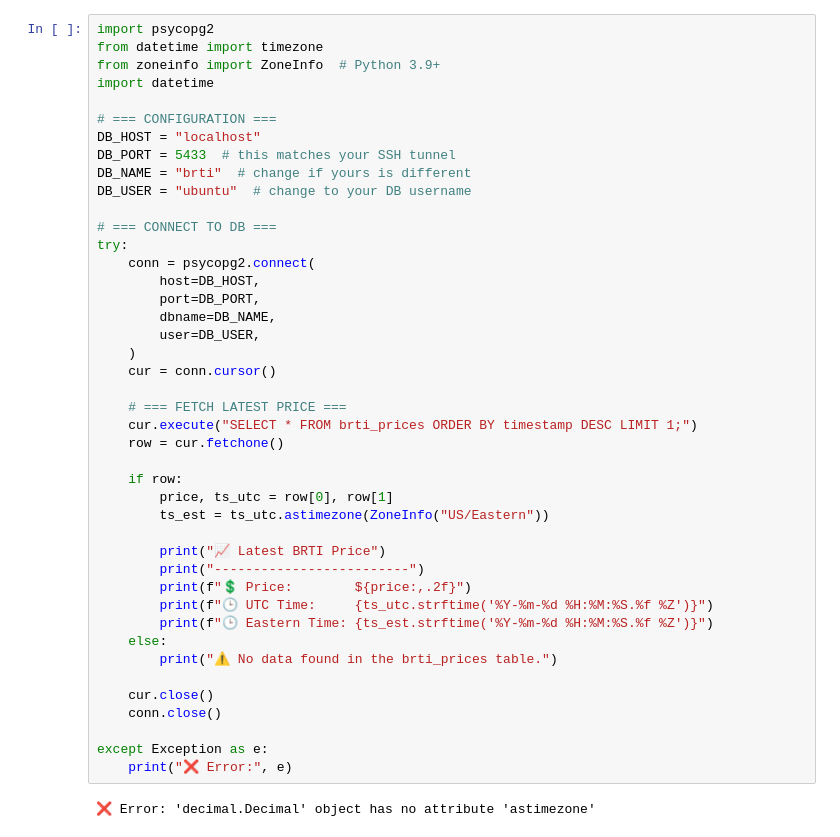
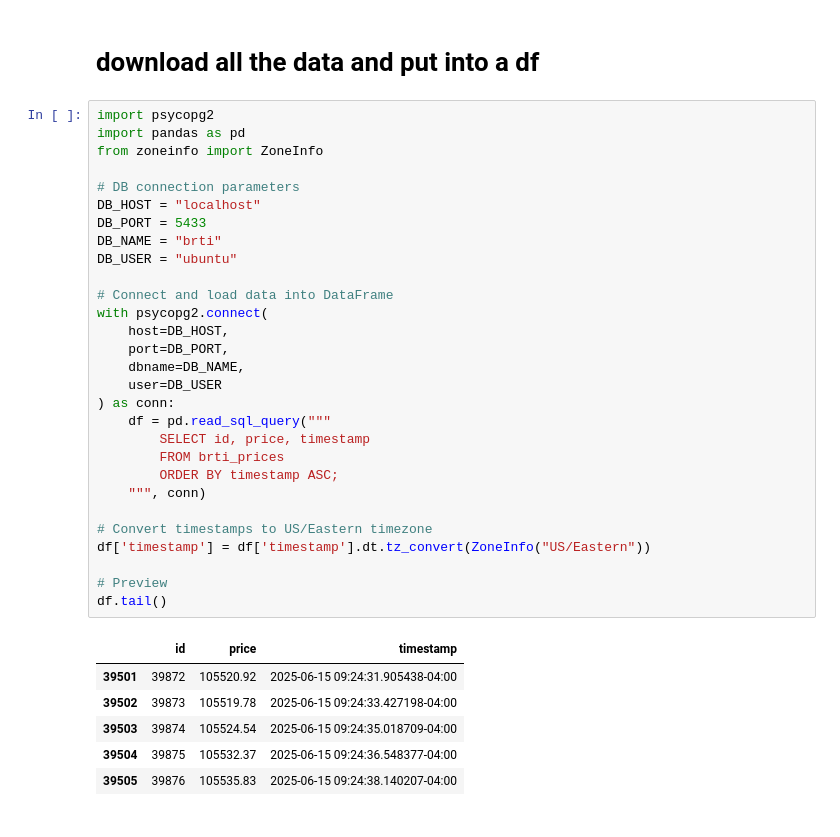
Before and after one commit to chrispyroberts/prediction-markets, a Jupyter notebook: crypto/brti_aws_database_reading/analysis.ipynb, the cells around one changed output. Drawn from its saved outputs; the diff is of its cells as text.

```diff
--- a/crypto/brti_aws_database_reading/analysis.ipynb
+++ b/crypto/brti_aws_database_reading/analysis.ipynb
@@ -16,45 +23,38 @@ print(cur.fetchone()[0])
+# %% [markdown]
+# download all the data and put into a df
 # %%
 import psycopg2
-from datetime import timezone
-from zoneinfo import ZoneInfo  # Python 3.9+
-import datetime
+import pandas as pd
+from zoneinfo import ZoneInfo
 
-# === CONFIGURATION ===
+# DB connection parameters
 DB_HOST = "localhost"
-DB_PORT = 5433  # this matches your SSH tunnel
-DB_NAME = "brti"  # change if yours is different
-DB_USER = "ubuntu"  # change to your DB username
+DB_PORT = 5433
+DB_NAME = "brti"
+DB_USER = "ubuntu"
 
-# === CONNECT TO DB ===
-try:
-    conn = psycopg2.connect(
-        host=DB_HOST,
-        port=DB_PORT,
-        dbname=DB_NAME,
-        user=DB_USER,
-    )
-    cur = conn.cursor()
+# Connect and load data into DataFrame
+with psycopg2.connect(
+    host=DB_HOST,
+    port=DB_PORT,
+    dbname=DB_NAME,
+    user=DB_USER
+) as conn:
+    df = pd.read_sql_query("""
+        SELECT id, price, timestamp
+        FROM brti_prices
+        ORDER BY timestamp ASC;
+    """, conn)
 
-    # === FETCH LATEST PRICE ===
-    cur.execute("SELECT * FROM brti_prices ORDER BY timestamp DESC LIMIT 1;")
-    row = cur.fetchone()
+# Convert timestamps to US/Eastern timezone
+df['timestamp'] = df['timestamp'].dt.tz_convert(ZoneInfo("US/Eastern"))
 
-    if row:
-        price, ts_utc = row[0], row[1]
-        ts_est = ts_utc.astimezone(ZoneInfo("US/Eastern"))
-
-        print("📈 Latest BRTI Price")
-        print("-------------------------")
-        print(f"💲 Price:        ${price:,.2f}")
-        print(f"🕒 UTC Time:     {ts_utc.strftime('%Y-%m-%d %H:%M:%S.%f %Z')}")
-        print(f"🕒 Eastern Time: {ts_est.strftime('%Y-%m-%d %H:%M:%S.%f %Z')}")
-    else:
-        print("⚠️ No data found in the brti_prices table.")
-
-    cur.close()
-    conn.close()
-
-except Exception as e:
-    print("❌ Error:", e)
+# Preview
+df.tail()
 # %% [output]
-❌ Error: 'decimal.Decimal' object has no attribute 'astimezone'
+|  | id | price | timestamp |
+| 39501 | 39872 | 105520.92 | 2025-06-15 09:24:31.905438-04:00 |
+| 39502 | 39873 | 105519.78 | 2025-06-15 09:24:33.427198-04:00 |
+| 39503 | 39874 | 105524.54 | 2025-06-15 09:24:35.018709-04:00 |
+| 39504 | 39875 | 105532.37 | 2025-06-15 09:24:36.548377-04:00 |
+| 39505 | 39876 | 105535.83 | 2025-06-15 09:24:38.140207-04:00 |
```
Also changed, not shown: parts of 6 cells of this notebook, 20 other files.
